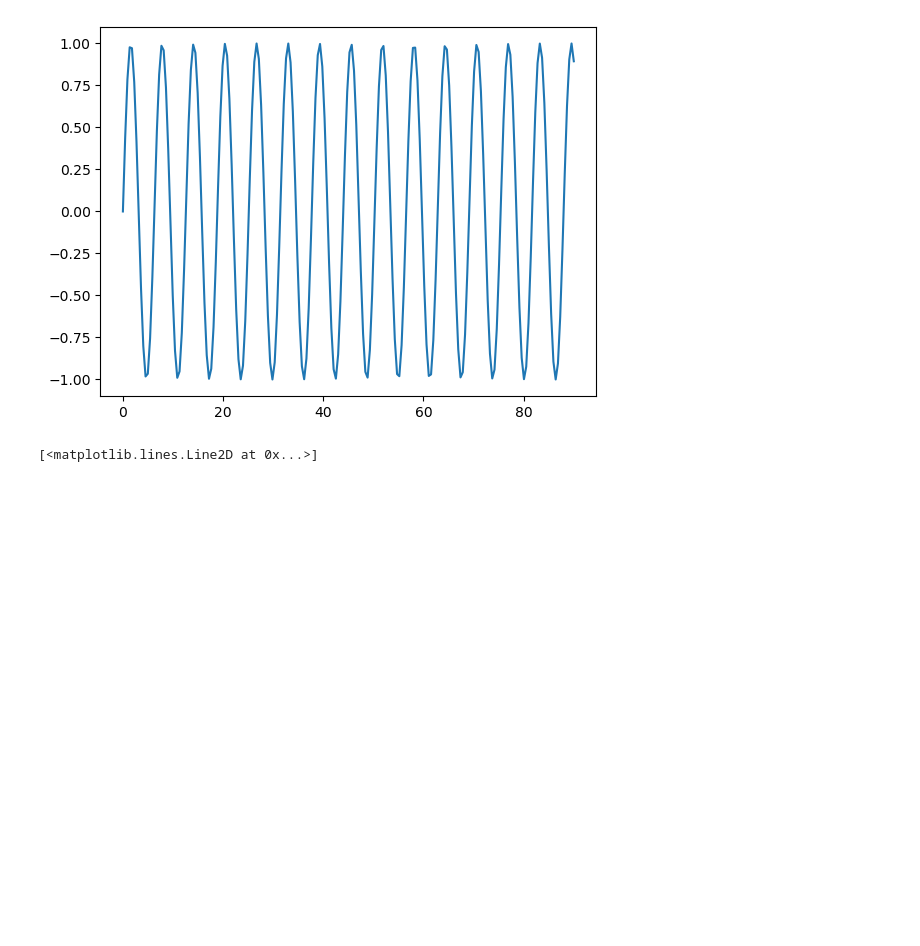
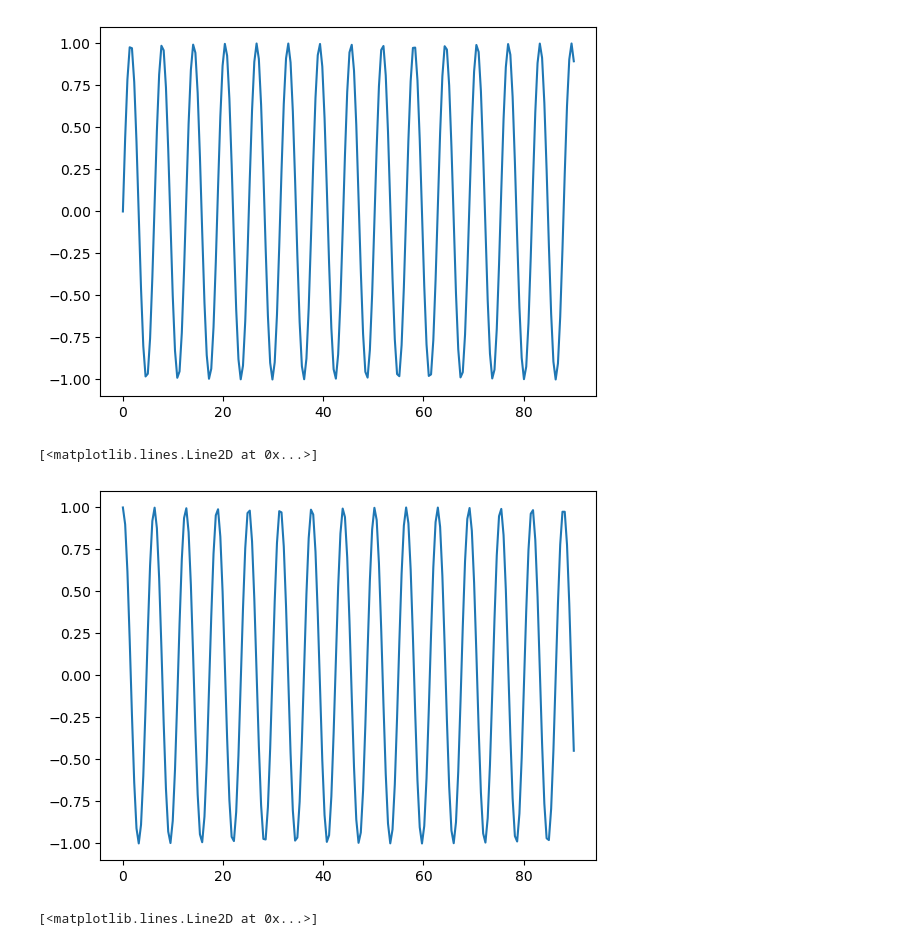
Before and after one commit to sameerk126/100-Days-Of-ML, a Jupyter notebook: Day -0/Matplotlib.ipynb, the cells around one changed output. Saved outputs shown, nothing was run; the diff lists cells and outputs as text; code cells hidden in the pictures; blank space fills up the shorter version.

```diff
--- a/Day -0/Matplotlib.ipynb
+++ b/Day -0/Matplotlib.ipynb
@@ -12,11 +12,17 @@ import cufflinks as cf
 x = np.linspace(0,90,200)
 # %%
 y = np.sin(x)
+y1 = np.cos(x)
 # %%
 plt.plot(x,y)
 # %% [output]
 [<matplotlib.lines.Line2D at 0x...>]
 [figure]
+# %%
+plt.plot(x,y1)
+# %% [output]
+[<matplotlib.lines.Line2D at 0x...>]
+[figure, added]
 # %%
 plt.xlabel("xdata")
 plt.ylabel("Ydata")
```
Also changed, not shown: 2 other files.
